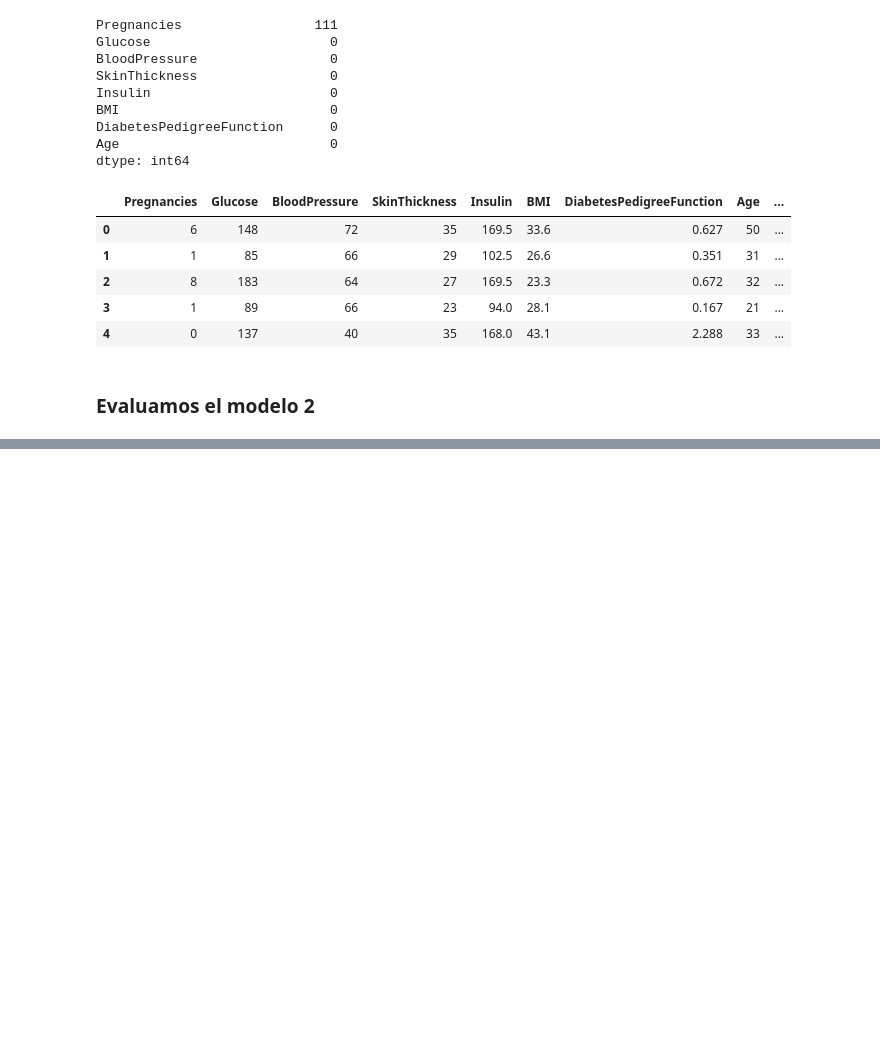
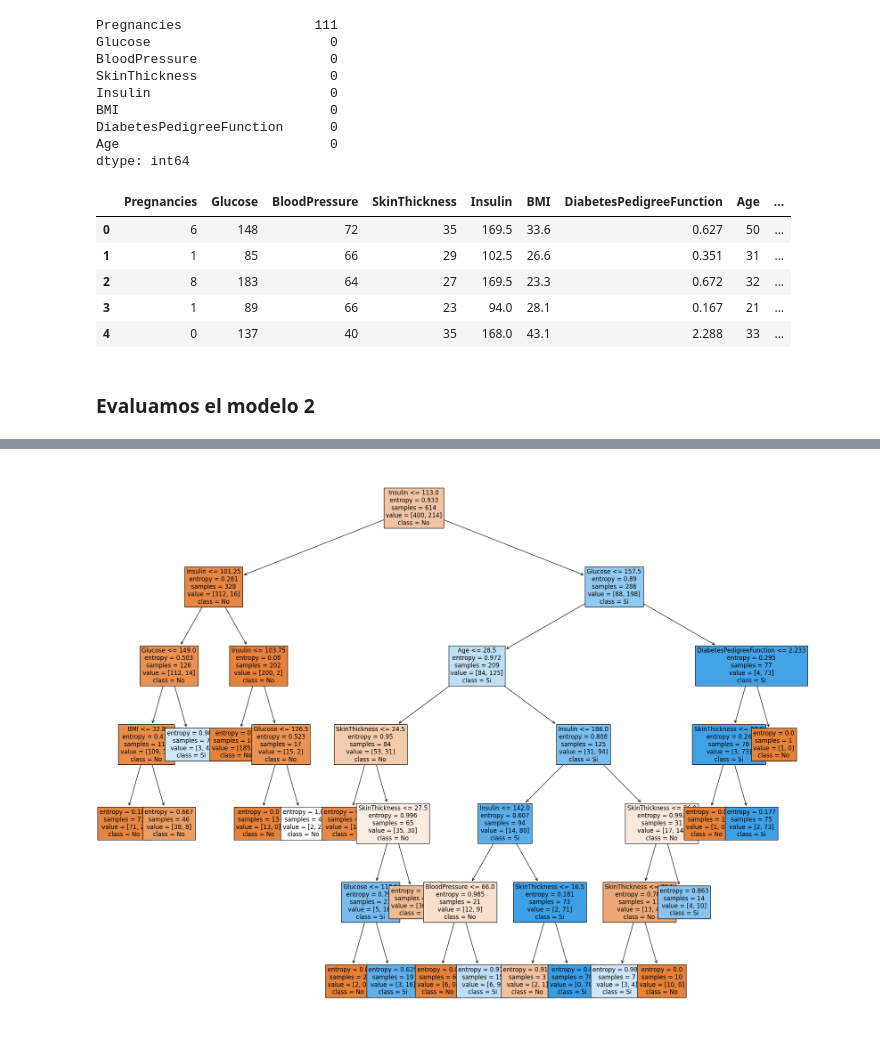
Before and after one commit to agustin29a/Grupo2_PP1, a Jupyter notebook: notebooks/PP1_DIABETES_DecisionTree.ipynb, the cells around one changed output, grey strips where cells are left out. Saved outputs shown, nothing was run; the diff lists cells and outputs as text; code cells hidden in the pictures; blank space fills up the shorter version.

```diff
--- a/notebooks/PP1_DIABETES_DecisionTree.ipynb
+++ b/notebooks/PP1_DIABETES_DecisionTree.ipynb
@@ -294,0 +384,13 @@ Especificando el max_depth, podemos observas cómo se simplificó el árbol.
+# %%
+# Obtenemos los nombres de las features (atributos)
+feature_names = X3.columns
+
+# Graficamos el árbol
+fig = plt.figure(figsize=(25,20))
+arbol3 = tree.plot_tree(clf3,
+                  feature_names=feature_names,
+                  class_names={0:'No', 1:'Si'},
+                  filled=True,
+                  fontsize=12)
+# %% [output]
+[figure, added]
```
Also changed, not shown: parts of 32 cells of this notebook.
